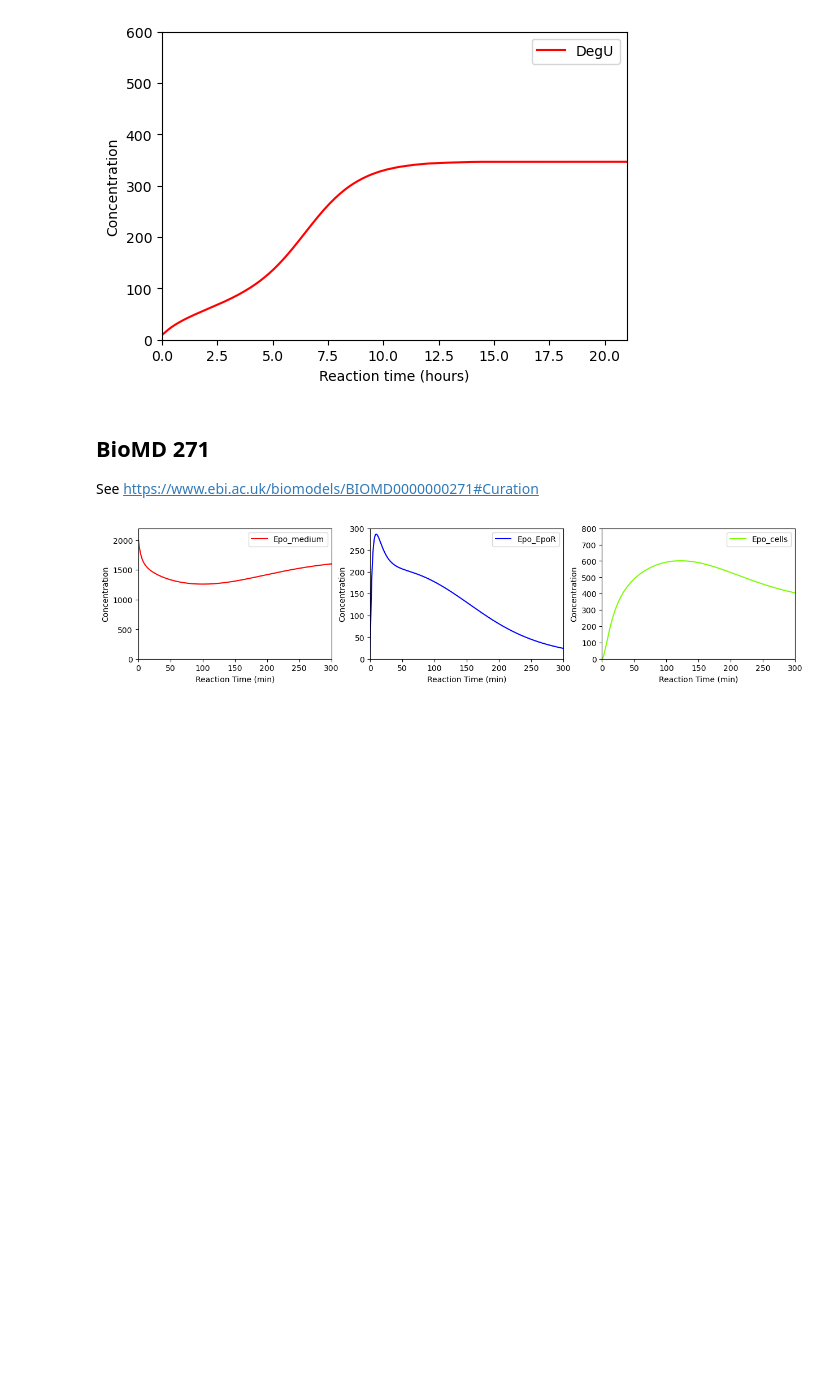
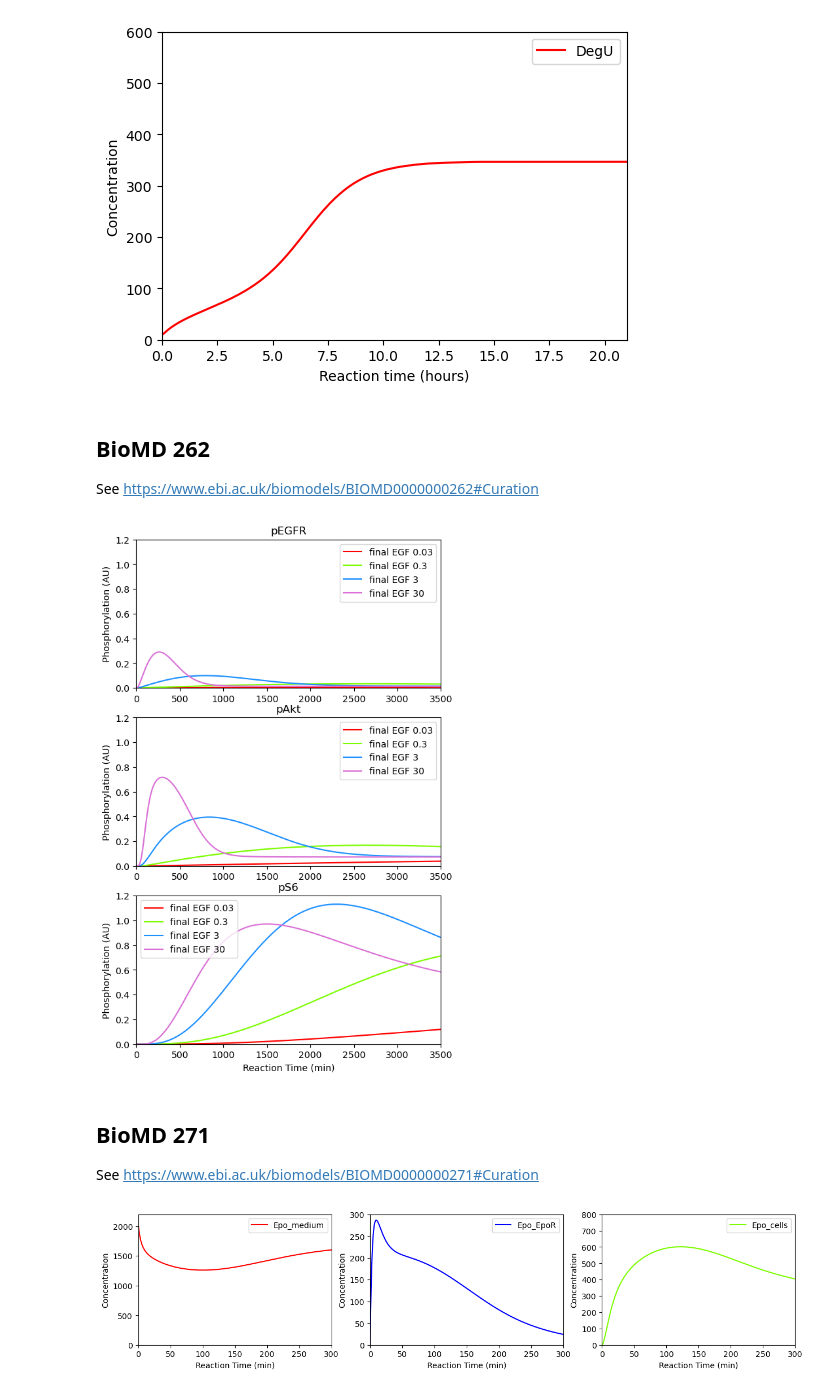
Before and after one commit to flowersteam/sbmltoodejax, a Jupyter notebook: docs/source/tutorials/biomodels_curation.ipynb, the cells around one changed output. Saved outputs shown, nothing was run; the diff lists cells and outputs as text; code cells hidden in the pictures; blank space fills up the shorter version.

```diff
--- a/docs/source/tutorials/biomodels_curation.ipynb
+++ b/docs/source/tutorials/biomodels_curation.ipynb
@@ -277,10 +282,66 @@ plt.legend()
 plt.show()
 # %% [output]
 [figure]
+# %% [markdown]
+## BioMD 262
+
+See [https://www.ebi.ac.uk/biomodels/BIOMD0000000262#Curation](https://www.ebi.ac.uk/biomodels/BIOMD0000000262#Curation)
+# %%
+# load and simulate model
+model, _, _, c = load_biomodel(262)
+c_indexes = model.modelstepfunc.c_indexes
+w_indexes = model.modelstepfunc.w_indexes
+y_indexes = model.modelstepfunc.y_indexes
+n_secs = 3500
+n_steps = int(n_secs / model.deltaT)
+
+# simulations
+c = c.at[c_indexes['EGF_conc_ramp']].set(.03)
+ys_1, ws_1, ts = model(n_steps, c=c)
+c = c.at[c_indexes['EGF_conc_ramp']].set(.3)
+ys_2, ws_2, ts = model(n_steps, c=c)
+c = c.at[c_indexes['EGF_conc_ramp']].set(3)
+ys_3, ws_3, ts = model(n_steps, c=c)
+c = c.at[c_indexes['EGF_conc_ramp']].set(30)
+ys_4, ws_4, ts = model(n_steps, c=c)
+
+# plot time course simulation as in original paper
+
+fig, ax = plt.subplots(3, 1, figsize=(6, 10))
+ax[0].plot(ts, ys_1[y_indexes["pEGFR"]]*c[c_indexes["pEGFR_scaleFactor"]], color="red", label="final EGF 0.03")
+ax[0].plot(ts, ys_2[y_indexes["pEGFR"]]*c[c_indexes["pEGFR_scaleFactor"]], color="lawngreen", label="final EGF 0.3")
+ax[0].plot(ts, ys_3[y_indexes["pEGFR"]]*c[c_indexes["pEGFR_scaleFactor"]], color="dodgerblue", label="final EGF 3")
+ax[0].plot(ts, ys_4[y_indexes["pEGFR"]]*c[c_indexes["pEGFR_scaleFactor"]], color="orchid", label="final EGF 30")
+ax[0].set_title("pEGFR")
+
+
+ax[1].plot(ts, ys_1[y_indexes["pAkt"]]*c[c_indexes["pAkt_scaleFactor"]], color="red", label="final EGF 0.03")
+ax[1].plot(ts, ys_2[y_indexes["pAkt"]]*c[c_indexes["pAkt_scaleFactor"]], color="lawngreen", label="final EGF 0.3")
+ax[1].plot(ts, ys_3[y_indexes["pAkt"]]*c[c_indexes["pAkt_scaleFactor"]], color="dodgerblue", label="final EGF 3")
+ax[1].plot(ts, ys_4[y_indexes["pAkt"]]*c[c_indexes["pAkt_scaleFactor"]], color="orchid", label="final EGF 30")
+ax[1].set_title("pAkt")
+
+
+ax[2].plot(ts, ys_1[y_indexes["pS6"]]*c[c_indexes["pS6_scaleFactor"]], color="red", label="final EGF 0.03")
+ax[2].plot(ts, ys_2[y_indexes["pS6"]]*c[c_indexes["pS6_scaleFactor"]], color="lawngreen", label="final EGF 0.3")
+ax[2].plot(ts, ys_3[y_indexes["pS6"]]*c[c_indexes["pS6_scaleFactor"]], color="dodgerblue", label="final EGF 3")
+ax[2].plot(ts, ys_4[y_indexes["pS6"]]*c[c_indexes["pS6_scaleFactor"]], color="orchid", label="final EGF 30")
+ax[2].set_title("pS6")
+ax[2].set_xlabel("Reaction Time (min)")
+
+for i in range(3):
+    ax[i].set_xlim([0, 3500])
+    ax[i].set_ylim([0, 1.2])
+    ax[i].legend()
+    ax[i].set_ylabel("Phosphorylation (AU)")
+
+plt.show()
+# %% [output]
+[figure, added]
 # %% [markdown]
 ## BioMD 271
 
-See https://www.ebi.ac.uk/biomodels/BIOMD0000000271#Curation
+See [https://www.ebi.ac.uk/biomodels/BIOMD0000000271#Curation](https://www.ebi.ac.uk/biomodels/BIOMD0000000271#Curation)
 # %%
 # load and simulate model
 model, _, _, c = load_biomodel(271)
```
Also changed, not shown: parts of 15 cells of this notebook, 1 other file.
